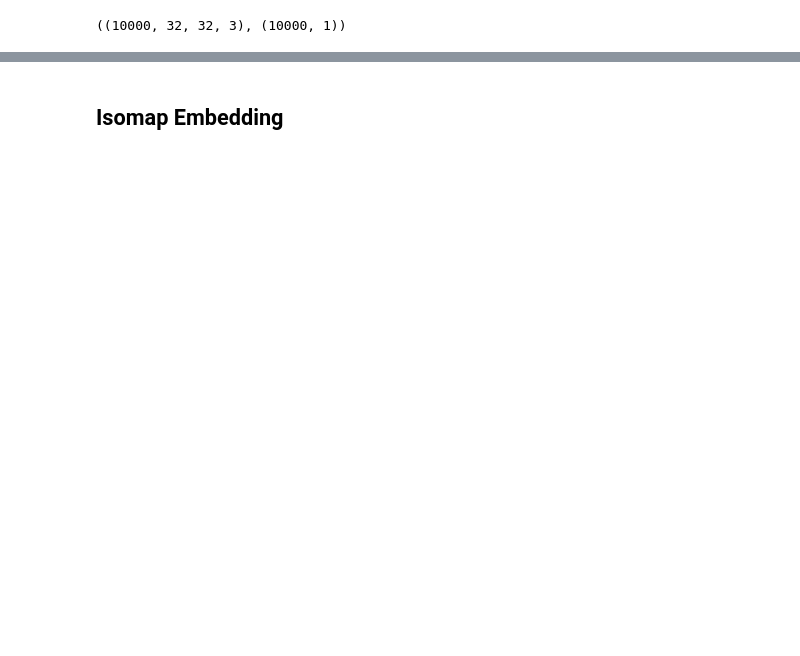
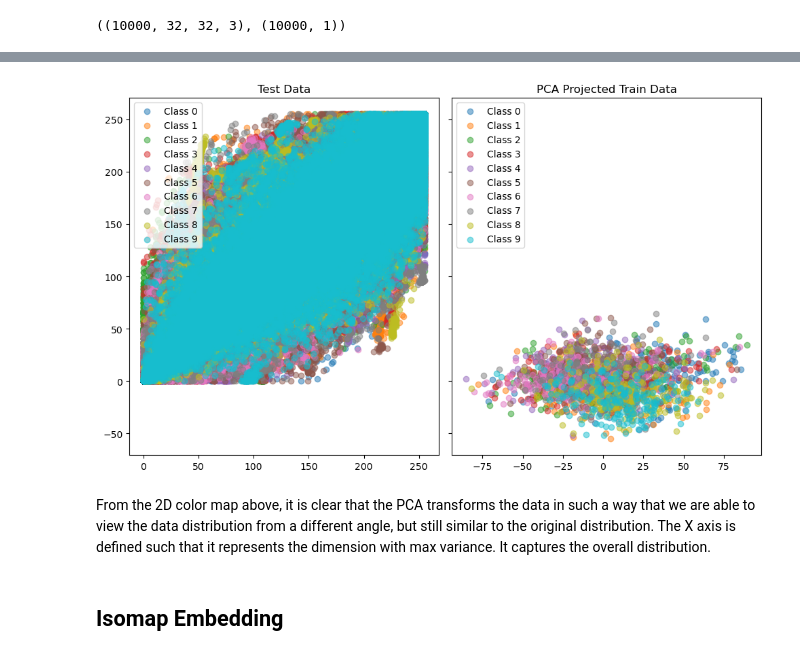
Before and after one commit to DataScienceAndEngineering/hw5-problem-1-2d-embedding-of-the-cifar-10-Abhinagit24, a Jupyter notebook: dsei2100s24hw5p1.ipynb, the cells around one changed output, grey strips where cells are left out. Cells and saved outputs as stored; diff of their text form; code cells hidden in the pictures; blank space fills up the shorter version.

```diff
--- a/dsei2100s24hw5p1.ipynb
+++ b/dsei2100s24hw5p1.ipynb
@@ -57,0 +57,6 @@ X_test.shape,y_test.shape
+# %%
+# standardizing the 4D data
+SS = StandardScaler()
+n_samples, n_height, n_width, n_channels = X_train.shape
+X_train_flattened = X_train.reshape((n_samples, n_height * n_width * n_channels))
+X_train_SS = SS.fit_transform(X_train_flattened)
@@ -58,2 +66,37 @@ X_test.shape,y_test.shape
+# %%
+# defining PCA
+from sklearn.decomposition import PCA
+pca = PCA(n_components=5)
+# %%
+# fiting and triansforming the X_train using PCA()
+X_pca = pca.fit_transform(X_train_SS[:2000])
+# %%
+# Create a colormap with 10 discrete colors
+colors = plt.cm.get_cmap('tab10', 10)
+
+fig, (ax1, ax2) = plt.subplots(1, 2, figsize=(10, 6), sharey=True)
+
+# Plot test data colored by class labels
+for i in range(10):
+    indices = y_test.flatten() == i
+    ax1.scatter(X_test[indices, 0], X_test[indices, 1], color=colors(i), label=f'Class {i}', alpha=0.5)
+
+# Plot train data (PCA) colored by class labels
+for i in range(10):
+    indices = y_train.flatten()[:2000] == i
+    ax2.scatter(X_pca[indices, 0], X_pca[indices, 1], color=colors(i), label=f'Class {i}', alpha=0.5)
+
+# Add legends and title
+ax1.legend(loc='upper left')
+ax2.legend(loc='upper left')
+ax1.set_title('Test Data')
+ax2.set_title('PCA Projected Train Data')
+plt.tight_layout()
+
+plt.show()
+# %% [output]
+[figure, added]
+# %% [markdown]
+ From the 2D color map above, it is clear that the PCA transforms the data in such a way that we are able to view the data distribution from a different angle, but still similar to the original distribution. The X axis is defined such that it represents the dimension with max variance. It captures the overall distribution.
 # %% [markdown]
 ## Isomap Embedding
```
Also changed, not shown: parts of 32 cells of this notebook.
